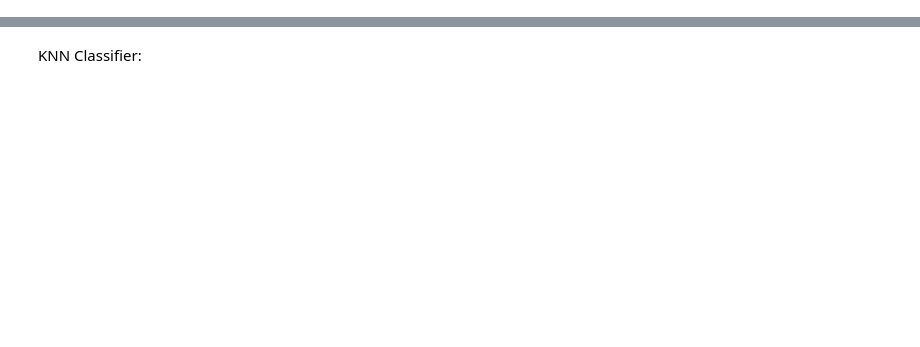
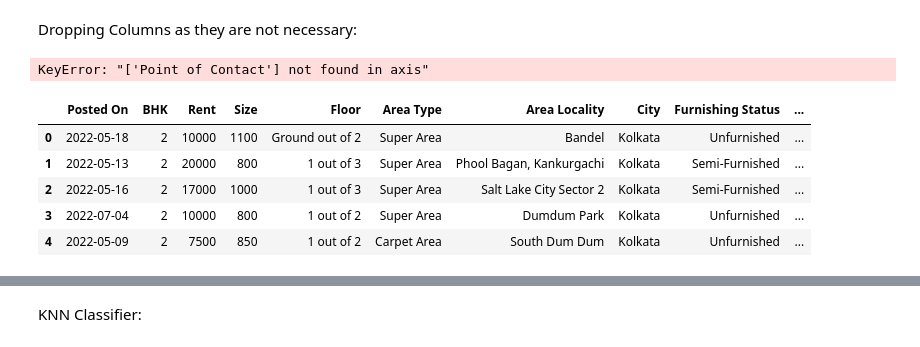
Before and after one commit to xBuki/CS4661, a Jupyter notebook: HouseRentProject.ipynb, the cells around one changed output, grey strips where cells are left out. Saved outputs shown, nothing was run; the diff lists cells and outputs as text; code cells hidden in the pictures; blank space fills up the shorter version.

```diff
--- a/HouseRentProject.ipynb
+++ b/HouseRentProject.ipynb
@@ -44,0 +50,16 @@ iris = load_iris()
+# %% [markdown]
+Dropping Columns as they are not necessary:
+# %%
+house_data_frame = house_data_frame.drop('Posted On', axis=1)
+house_data_frame = house_data_frame.drop('Point of Contact', axis=1)
+# %% [output]
+KeyError: "['Point of Contact'] not found in axis"
+# %%
+house_data_frame.head()
+# %% [output]
+|  | Posted On | BHK | Rent | Size | Floor | Area Type | Area Locality | City | Furnishing Status | ... |
+| 0 | 2022-05-18 | 2 | 10000 | 1100 | Ground out of 2 | Super Area | Bandel | Kolkata | Unfurnished | ... |
+| 1 | 2022-05-13 | 2 | 20000 | 800 | 1 out of 3 | Super Area | Phool Bagan, Kankurgachi | Kolkata | Semi-Furnished | ... |
+| 2 | 2022-05-16 | 2 | 17000 | 1000 | 1 out of 3 | Super Area | Salt Lake City Sector 2 | Kolkata | Semi-Furnished | ... |
+| 3 | 2022-07-04 | 2 | 10000 | 800 | 1 out of 2 | Super Area | Dumdum Park | Kolkata | Unfurnished | ... |
+| 4 | 2022-05-09 | 2 | 7500 | 850 | 1 out of 2 | Carpet Area | South Dum Dum | Kolkata | Unfurnished | ... |
```
Also changed, not shown: parts of 12 cells of this notebook.
